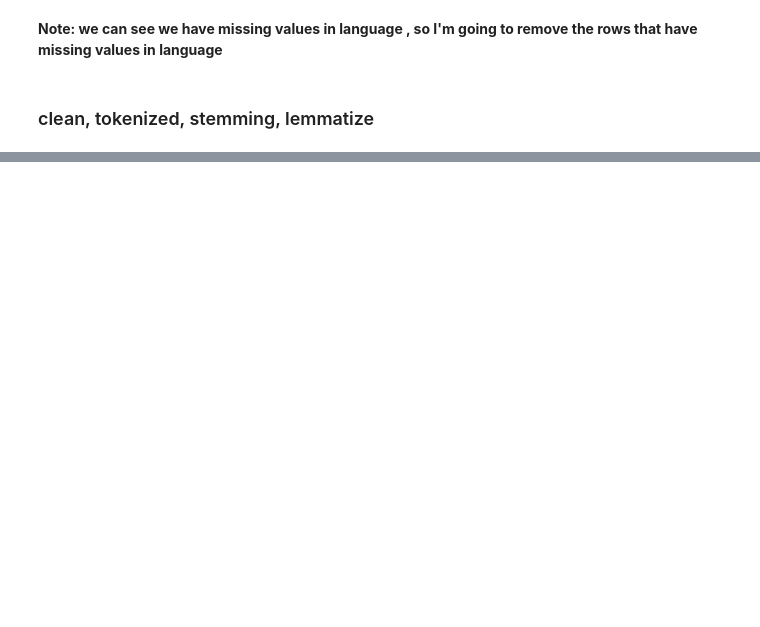
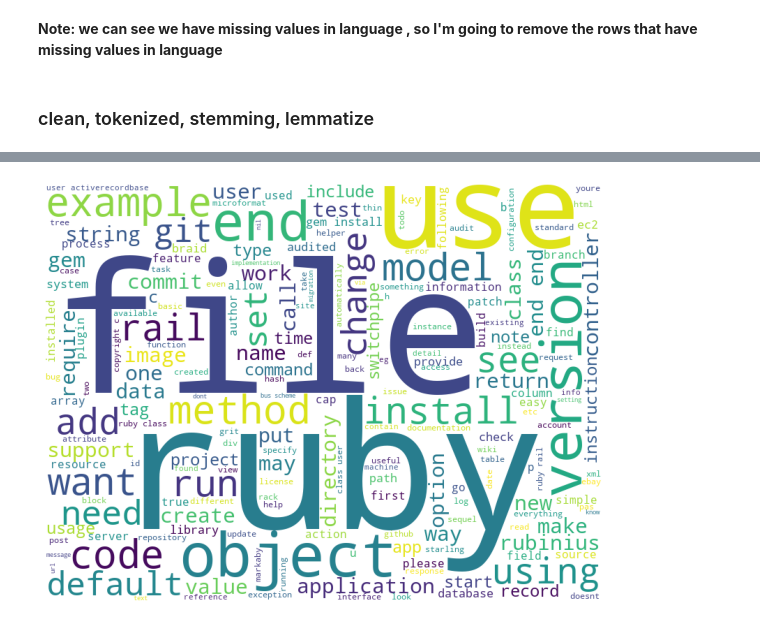
Before and after one commit to mariam-and-cindy/predicting-programming-languages, a Jupyter notebook: initial_notebook_cindy.ipynb, the cells around one changed output, grey strips where cells are left out. Cells and saved outputs as stored; diff of their text form; code cells hidden in the pictures; blank space fills up the shorter version.

```diff
--- a/initial_notebook_cindy.ipynb
+++ b/initial_notebook_cindy.ipynb
@@ -131,0 +281,11 @@ df
+# %%
+#get the list of languages
+list_lang = list(df.language.value_counts().index)
+# %%
+#joint all the text of each language
+join_text ={}
+for language in list_lang :
+    join_text[language] = prep.basic_clean(' '.join(df[df.language == language].lemmatized))
+
+#add allwords
+join_text['all_words']= prep.basic_clean(' '.join(df.lemmatized))
@@ -131,0 +345,13 @@ df
+# %%
+#vizualizacion most frequet words
+def word_cloud (text):
+
+    plt.figure(figsize=(10,10))
+    img = WordCloud(background_color='white', width=800, height=600).generate(text)
+    plt.imshow(img)
+    plt.axis('off')
+    plt.show()
+# %%
+word_cloud(join_text['all_words'])
+# %% [output]
+[figure, added]
```
Also changed, not shown: parts of 78 cells of this notebook.
